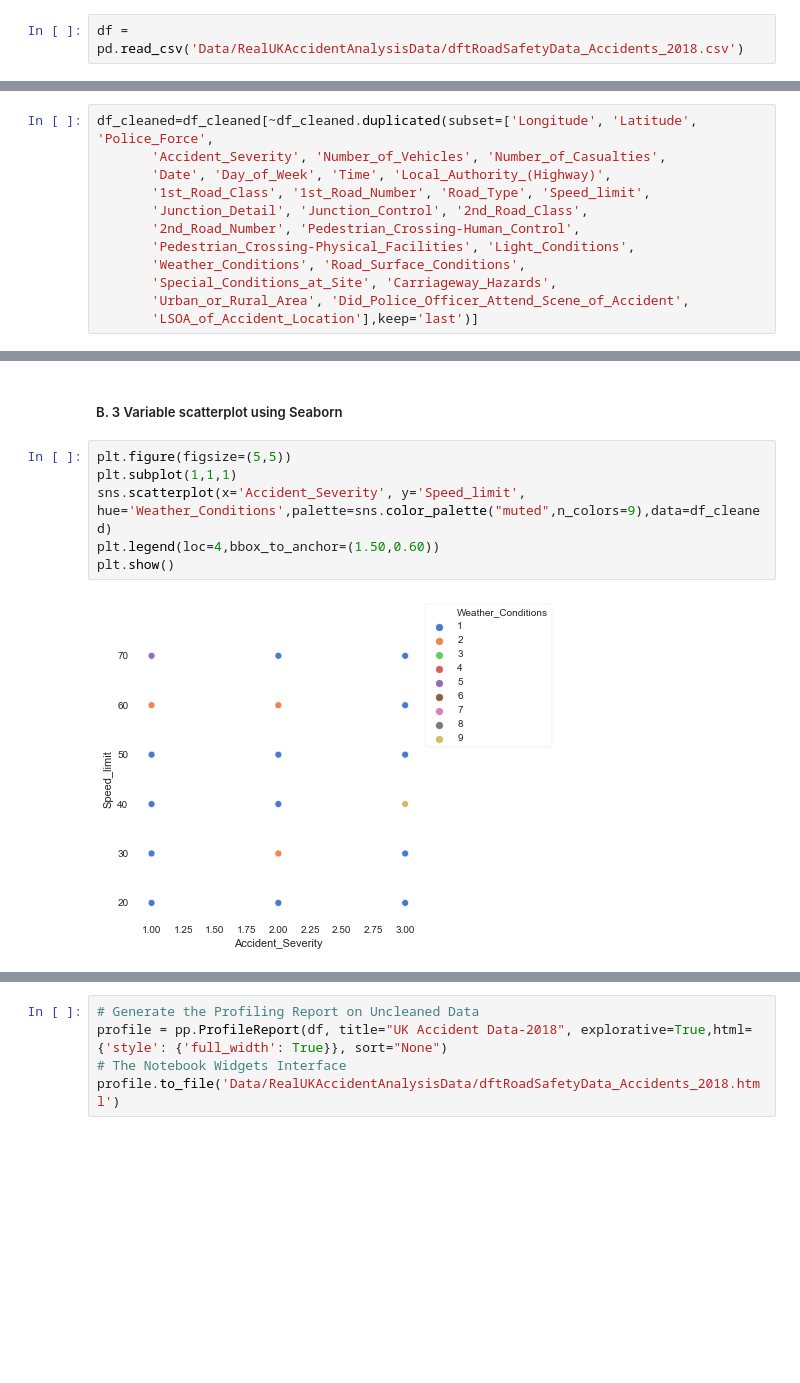
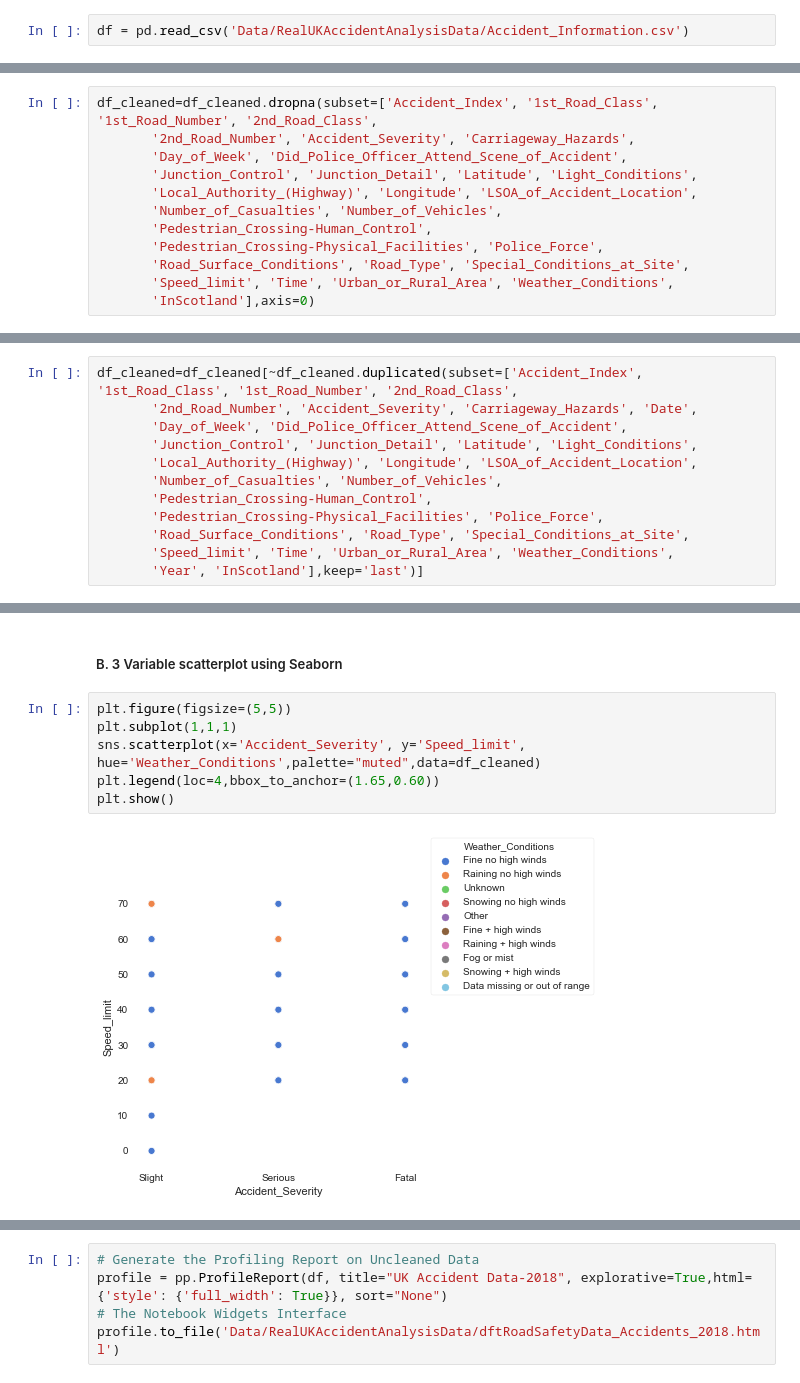
Before and after one commit to manasc12/Road_Mishap_Risk_Analysis_Using_Machine_Learning_and_Deep_Learning, a Jupyter notebook: UK_Traffic_Data_EDA.ipynb, the cells around one changed output, grey strips where cells are left out. Drawn from its saved outputs; the diff is of its cells as text; blank space fills up the shorter version.

```diff
--- a/UK_Traffic_Data_EDA.ipynb
+++ b/UK_Traffic_Data_EDA.ipynb
@@ -10,7 +11,7 @@ import pandas_profiling as pp
 # %% [markdown]
 <h1>Load The Data
 # %%
-df = pd.read_csv('Data/RealUKAccidentAnalysisData/dftRoadSafetyData_Accidents_2018.csv')
+df = pd.read_csv('Data/RealUKAccidentAnalysisData/Accident_Information.csv')
 # %% [markdown]
 <h1>Examine The Data</h1>
 # %%
@@ -392,0 +492,12 @@ df_cleaned=df_cleaned.dropna(subset=['Accident_Index', 'Longitude', 'Latitude',
+# %%
+df_cleaned=df_cleaned.dropna(subset=['Accident_Index', '1st_Road_Class', '1st_Road_Number', '2nd_Road_Class',
+       '2nd_Road_Number', 'Accident_Severity', 'Carriageway_Hazards',
+       'Day_of_Week', 'Did_Police_Officer_Attend_Scene_of_Accident',
+       'Junction_Control', 'Junction_Detail', 'Latitude', 'Light_Conditions',
+       'Local_Authority_(Highway)', 'Longitude', 'LSOA_of_Accident_Location',
+       'Number_of_Casualties', 'Number_of_Vehicles',
+       'Pedestrian_Crossing-Human_Control',
+       'Pedestrian_Crossing-Physical_Facilities', 'Police_Force',
+       'Road_Surface_Conditions', 'Road_Type', 'Special_Conditions_at_Site',
+       'Speed_limit', 'Time', 'Urban_or_Rural_Area', 'Weather_Conditions',
+       'InScotland'],axis=0)
@@ -393,14 +509,2 @@ df_cleaned=df_cleaned.dropna(subset=['Accident_Index', 'Longitude', 'Latitude',
 # %% [markdown]
 <h3>5. Removing Duplicate rows</h3>
-# %%
-df_cleaned=df_cleaned[~df_cleaned.duplicated(subset=['Longitude', 'Latitude', 'Police_Force',
-       'Accident_Severity', 'Number_of_Vehicles', 'Number_of_Casualties',
-       'Date', 'Day_of_Week', 'Time', 'Local_Authority_(Highway)',
-       '1st_Road_Class', '1st_Road_Number', 'Road_Type', 'Speed_limit',
-       'Junction_Detail', 'Junction_Control', '2nd_Road_Class',
-       '2nd_Road_Number', 'Pedestrian_Crossing-Human_Control',
-       'Pedestrian_Crossing-Physical_Facilities', 'Light_Conditions',
-       'Weather_Conditions', 'Road_Surface_Conditions',
-       'Special_Conditions_at_Site', 'Carriageway_Hazards',
-       'Urban_or_Rural_Area', 'Did_Police_Officer_Attend_Scene_of_Accident',
-       'LSOA_of_Accident_Location'],keep='last')]
@@ -426,0 +511,12 @@ dtype: int64
+# %%
+df_cleaned=df_cleaned[~df_cleaned.duplicated(subset=['Accident_Index', '1st_Road_Class', '1st_Road_Number', '2nd_Road_Class',
+       '2nd_Road_Number', 'Accident_Severity', 'Carriageway_Hazards', 'Date',
+       'Day_of_Week', 'Did_Police_Officer_Attend_Scene_of_Accident',
+       'Junction_Control', 'Junction_Detail', 'Latitude', 'Light_Conditions',
+       'Local_Authority_(Highway)', 'Longitude', 'LSOA_of_Accident_Location',
+       'Number_of_Casualties', 'Number_of_Vehicles',
+       'Pedestrian_Crossing-Human_Control',
+       'Pedestrian_Crossing-Physical_Facilities', 'Police_Force',
+       'Road_Surface_Conditions', 'Road_Type', 'Special_Conditions_at_Site',
+       'Speed_limit', 'Time', 'Urban_or_Rural_Area', 'Weather_Conditions',
+       'Year', 'InScotland'],keep='last')]
@@ -577,11 +863,11 @@ g.map(plt.scatter)
 # %%
 plt.figure(figsize=(5,5))
 plt.subplot(1,1,1)
-sns.scatterplot(x='Accident_Severity', y='Speed_limit', hue='Weather_Conditions',palette=sns.color_palette("muted",n_colors=9),data=df_cleaned)
-plt.legend(loc=4,bbox_to_anchor=(1.50,0.60))
+sns.scatterplot(x='Accident_Severity', y='Speed_limit', hue='Weather_Conditions',palette="muted",data=df_cleaned)
+plt.legend(loc=4,bbox_to_anchor=(1.65,0.60))
 plt.show()
 # %% [output]
-[figure, old version]
+[figure, new version]
 # %%
 plt.figure(figsize=(5,5))
 plt.subplot(1,1,1)
```
Also changed, not shown: parts of 86 cells of this notebook.
